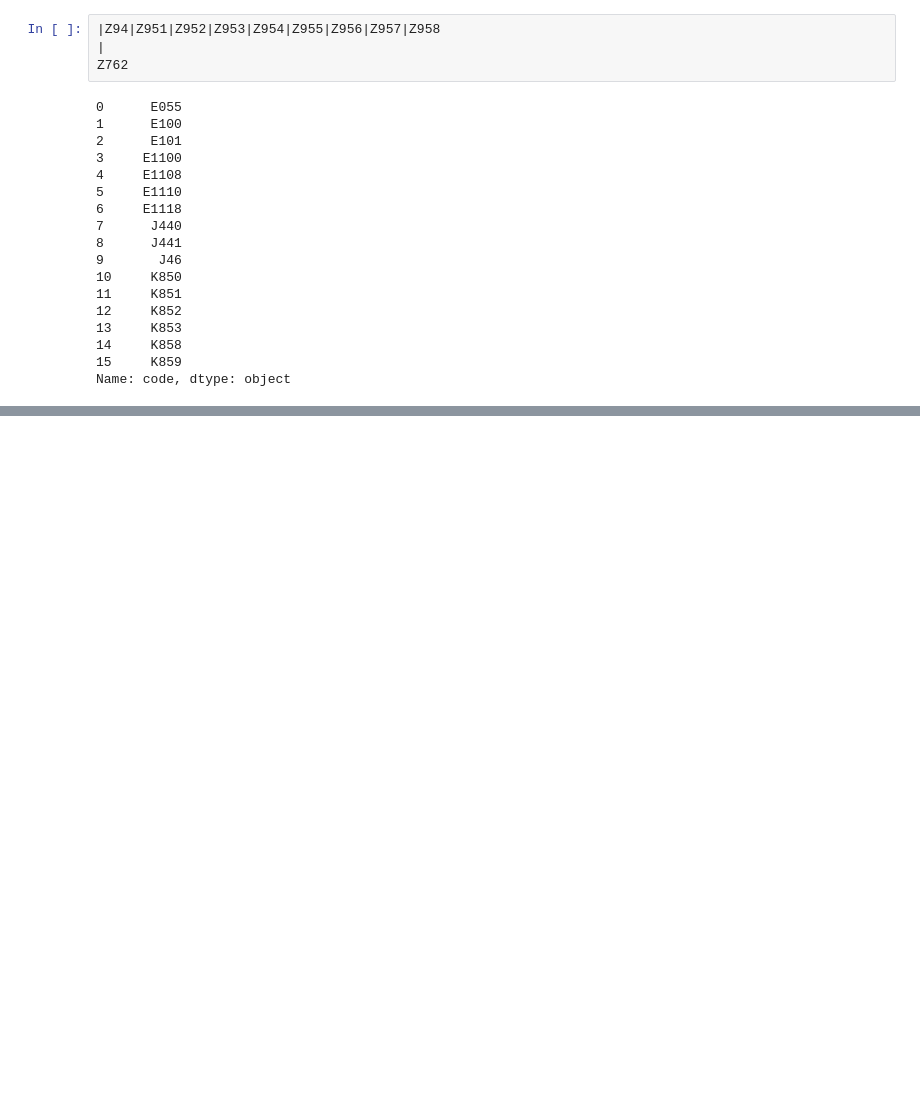
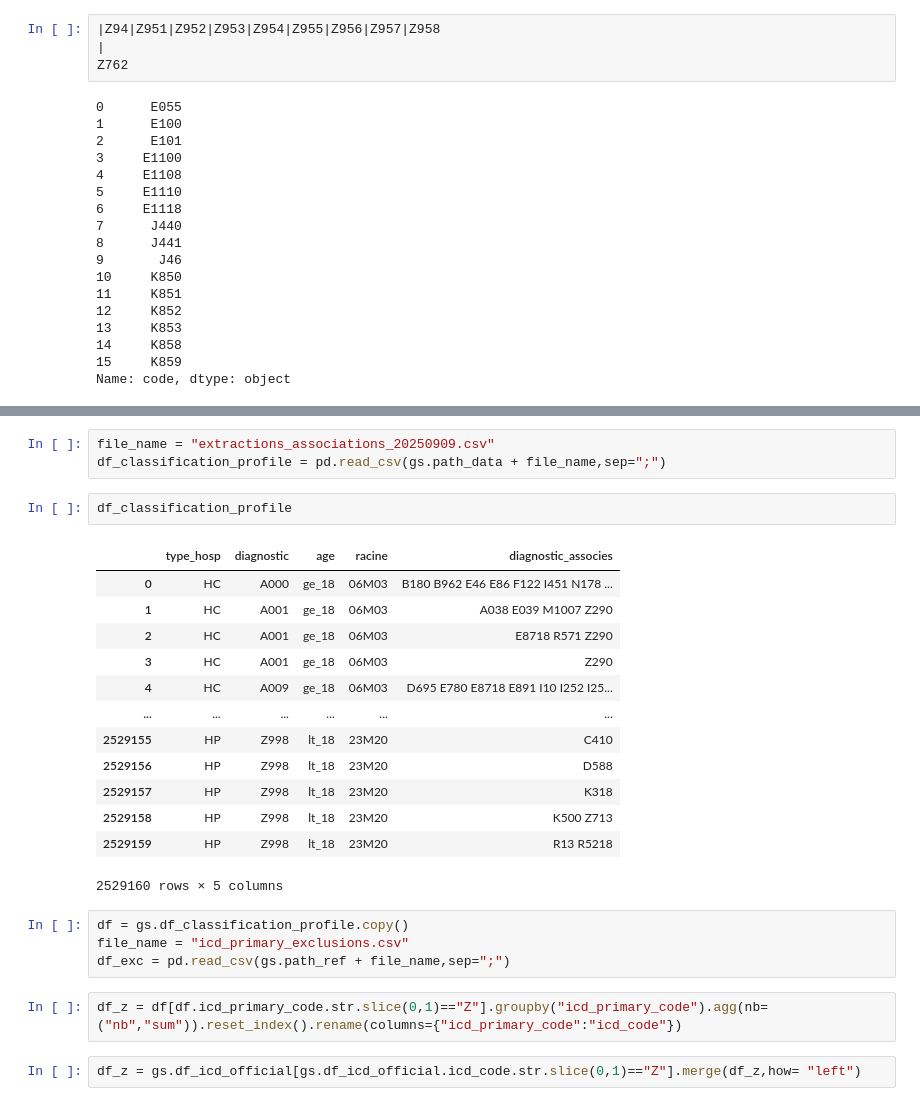
Before and after one commit to 24p11/recode-scenario, a Jupyter notebook: generate_reports_from_french_pmsi_scenarios_dev.ipynb, the cells around one changed output, grey strips where cells are left out. Drawn from its saved outputs; the diff is of its cells as text; blank space fills up the shorter version.

```diff
--- a/generate_reports_from_french_pmsi_scenarios_dev.ipynb
+++ b/generate_reports_from_french_pmsi_scenarios_dev.ipynb
@@ -472,0 +444,27 @@ Name: code, dtype: object
+# %%
+file_name = "extractions_associations_20250909.csv"
+df_classification_profile = pd.read_csv(gs.path_data + file_name,sep=";")
+# %%
+df_classification_profile
+# %% [output]
+|  | type_hosp | diagnostic | age | racine | diagnostic_associes |
+| 0 | HC | A000 | ge_18 | 06M03 | B180 B962 E46 E86 F122 I451 N178 ... |
+| 1 | HC | A001 | ge_18 | 06M03 | A038 E039 M1007 Z290 |
+| 2 | HC | A001 | ge_18 | 06M03 | E8718 R571 Z290 |
+| 3 | HC | A001 | ge_18 | 06M03 | Z290 |
+| 4 | HC | A009 | ge_18 | 06M03 | D695 E780 E8718 E891 I10 I252 I25... |
+| ... | ... | ... | ... | ... | ... |
+| 2529155 | HP | Z998 | lt_18 | 23M20 | C410 |
+| 2529156 | HP | Z998 | lt_18 | 23M20 | D588 |
+| 2529157 | HP | Z998 | lt_18 | 23M20 | K318 |
+| 2529158 | HP | Z998 | lt_18 | 23M20 | K500 Z713 |
+| 2529159 | HP | Z998 | lt_18 | 23M20 | R13 R5218 |
+2529160 rows × 5 columns
+# %%
+df = gs.df_classification_profile.copy()
+file_name = "icd_primary_exclusions.csv"
+df_exc = pd.read_csv(gs.path_ref + file_name,sep=";")
+# %%
+df_z = df[df.icd_primary_code.str.slice(0,1)=="Z"].groupby("icd_primary_code").agg(nb=("nb","sum")).reset_index().rename(columns={"icd_primary_code":"icd_code"})
+# %%
+df_z = gs.df_icd_official[gs.df_icd_official.icd_code.str.slice(0,1)=="Z"].merge(df_z,how= "left")
```
Also changed, not shown: parts of 16 cells of this notebook, 31 other files.
